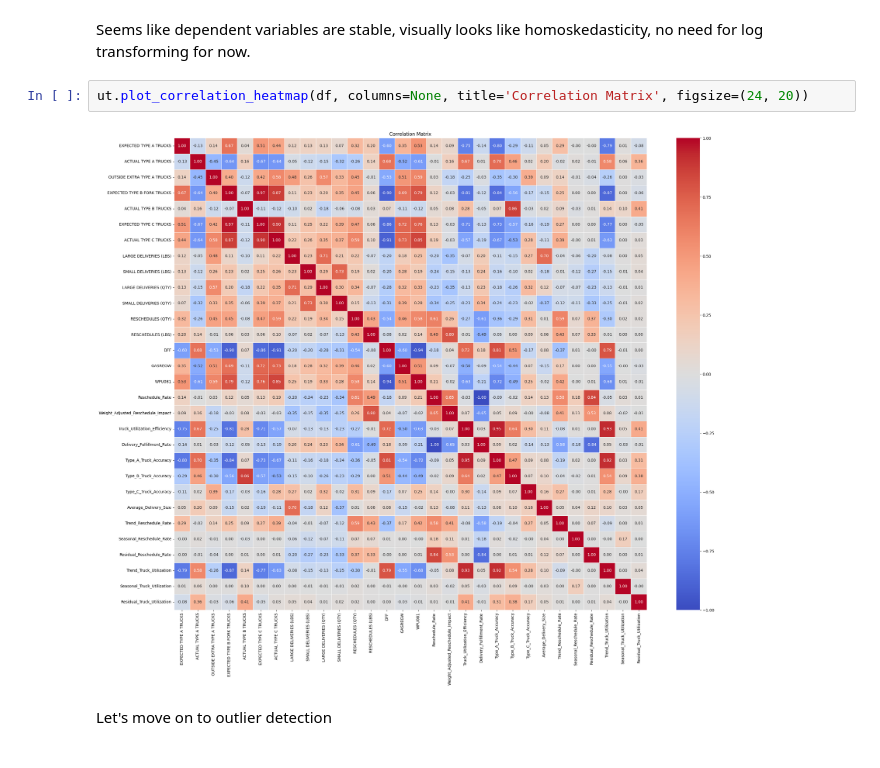
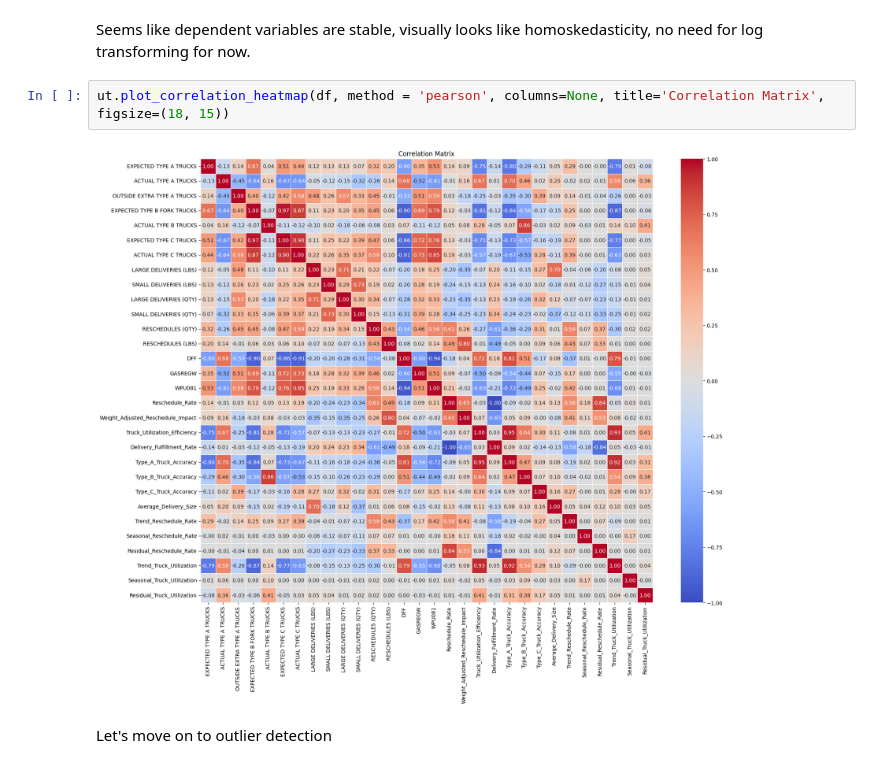
Before and after one commit to RaySaysHi/Lumber-Project, a Jupyter notebook: 2_EDA.ipynb, the cells around one changed output. Saved outputs shown, nothing was run; the diff lists cells and outputs as text.

Commit message:
further correlation and outlier analysis

```diff
--- a/2_EDA.ipynb
+++ b/2_EDA.ipynb
@@ -39,9 +62,9 @@ for column in column_names:
 # %% [markdown]
 Seems like dependent variables are stable, visually looks like homoskedasticity, no need for log transforming for now.
 # %%
-ut.plot_correlation_heatmap(df, columns=None, title='Correlation Matrix', figsize=(24, 20))
+ut.plot_correlation_heatmap(df, method = 'pearson', columns=None, title='Correlation Matrix', figsize=(18, 15))
 # %% [output]
-[figure, old version]
+[figure, new version]
 # %% [markdown]
 Let's move on to outlier detection
 # %%
```
Also changed, not shown: parts of 14 cells of this notebook, 1 other file.
